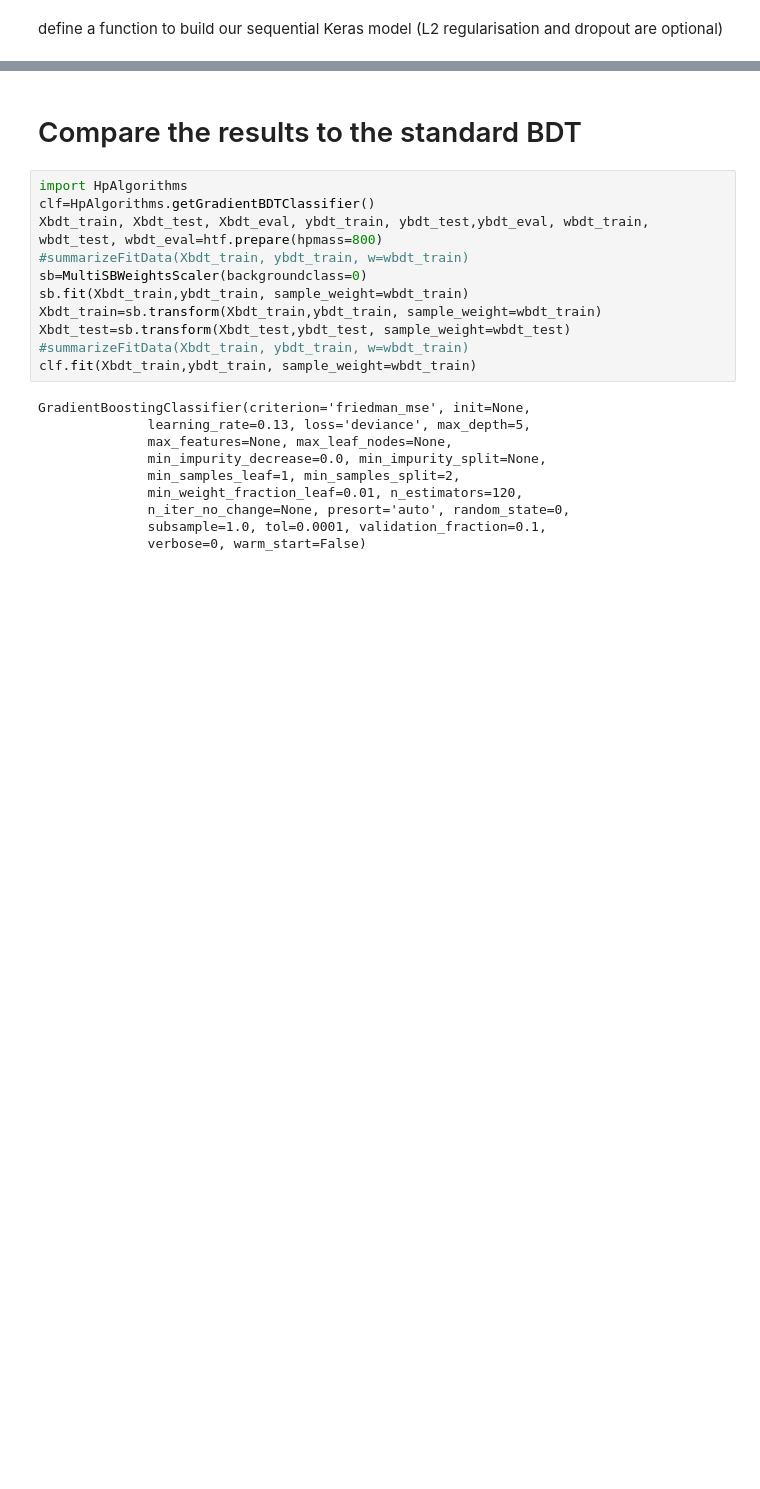
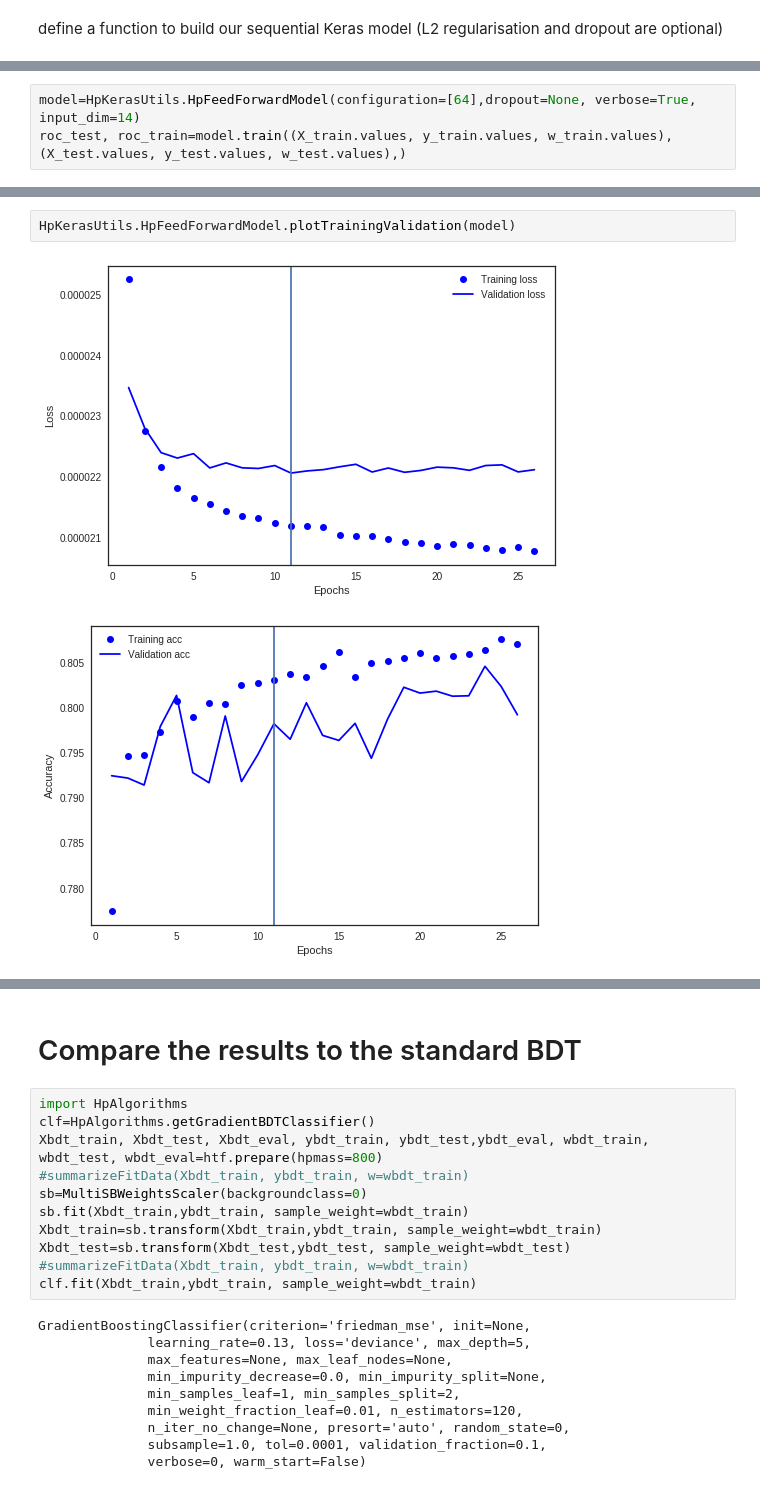
Before and after one commit to asalvadorsalas/HplusML, a Jupyter notebook: StandardNN.ipynb, the cells around one changed output, grey strips where cells are left out. Saved outputs shown, nothing was run; the diff lists cells and outputs as text; blank space fills up the shorter version.

```diff
--- a/StandardNN.ipynb
+++ b/StandardNN.ipynb
@@ -332,0 +105,3 @@ Now let's see how many layers and how many nodes per layer we need.
+# %%
+model=HpKerasUtils.HpFeedForwardModel(configuration=[64],dropout=None, verbose=True, input_dim=14)
+roc_test, roc_train=model.train((X_train.values, y_train.values, w_train.values),(X_test.values, y_test.values, w_test.values),)
@@ -332,0 +126,5 @@ Now let's see how many layers and how many nodes per layer we need.
+# %%
+HpKerasUtils.HpFeedForwardModel.plotTrainingValidation(model)
+# %% [output]
+[figure, added]
+[figure, added]
```
Also changed, not shown: parts of 35 cells of this notebook.
